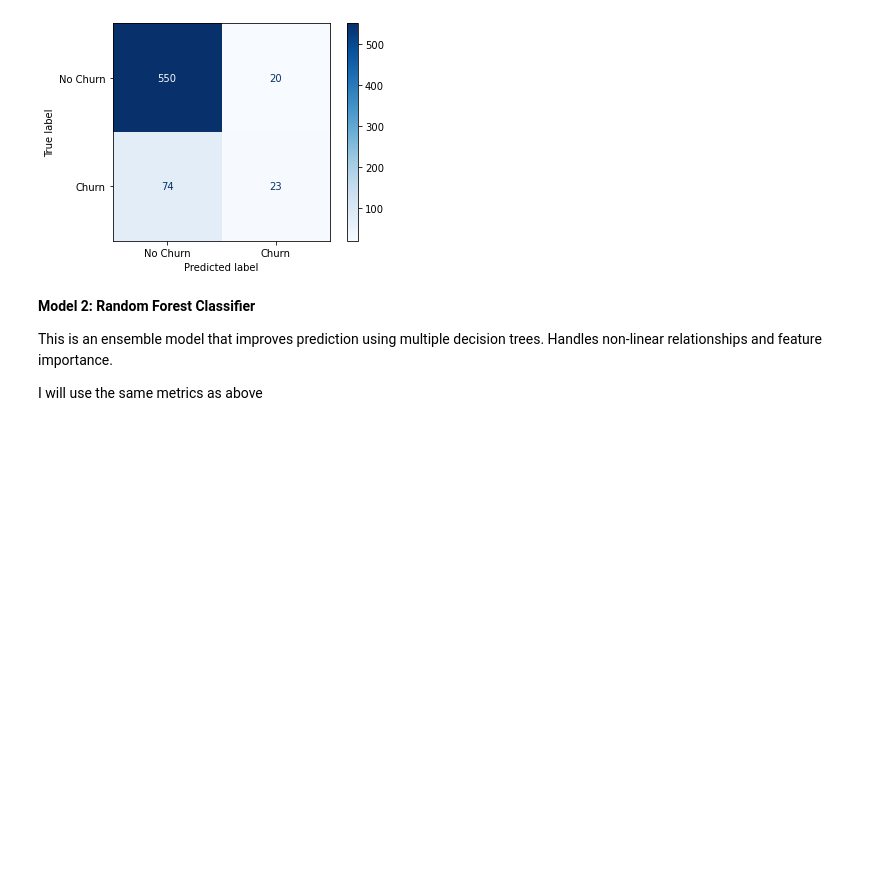
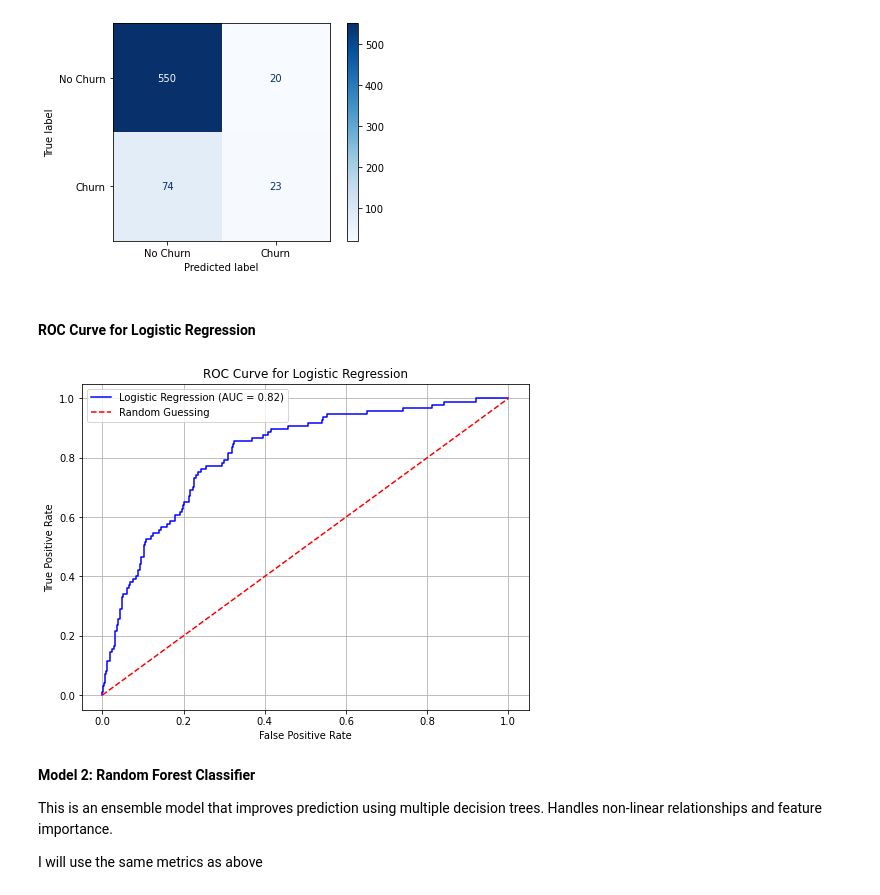
Before and after one commit to Kwamboka1584/SyriaTel-Customer-Churn, a Jupyter notebook: notebooks/CustomerChurn.ipynb, the cells around one changed output. Drawn from its saved outputs; the diff is of its cells as text; code cells hidden in the pictures; blank space fills up the shorter version.

Commit message:
Add ROC-AUC curve

```diff
--- a/notebooks/CustomerChurn.ipynb
+++ b/notebooks/CustomerChurn.ipynb
@@ -657,6 +658,25 @@ Logistic Regression Report:
 weighted avg       0.83      0.86      0.84       667
 <sklearn.metrics._plot.confusion_matrix.ConfusionMatrixDisplay at 0x...>
 [figure]
+# %% [markdown]
+#### ROC Curve for Logistic Regression
+# %%
+# Compute ROC curve and AUC
+
+y_scores_logreg = logreg_pipeline.predict_proba(X_test)[:, 1]
+fpr_logreg, tpr_logreg, _ = roc_curve(y_test, y_scores_logreg)
+roc_auc_logreg = auc(fpr_logreg, tpr_logreg)
+plt.figure(figsize=(8, 6))
+plt.plot(fpr_logreg, tpr_logreg, color='blue', label=f'Logistic Regression (AUC = {roc_auc_logreg:.2f})')
+plt.plot([0, 1], [0, 1], color='red', linestyle='--', label='Random Guessing')
+plt.title('ROC Curve for Logistic Regression')
+plt.xlabel('False Positive Rate')
+plt.ylabel('True Positive Rate')
+plt.legend()
+plt.grid()
+plt.show()
+# %% [output]
+[figure, added]
 # %% [markdown]
  **Model 2: Random Forest Classifier**
 
```
Also changed, not shown: parts of 1 cell of this notebook.
